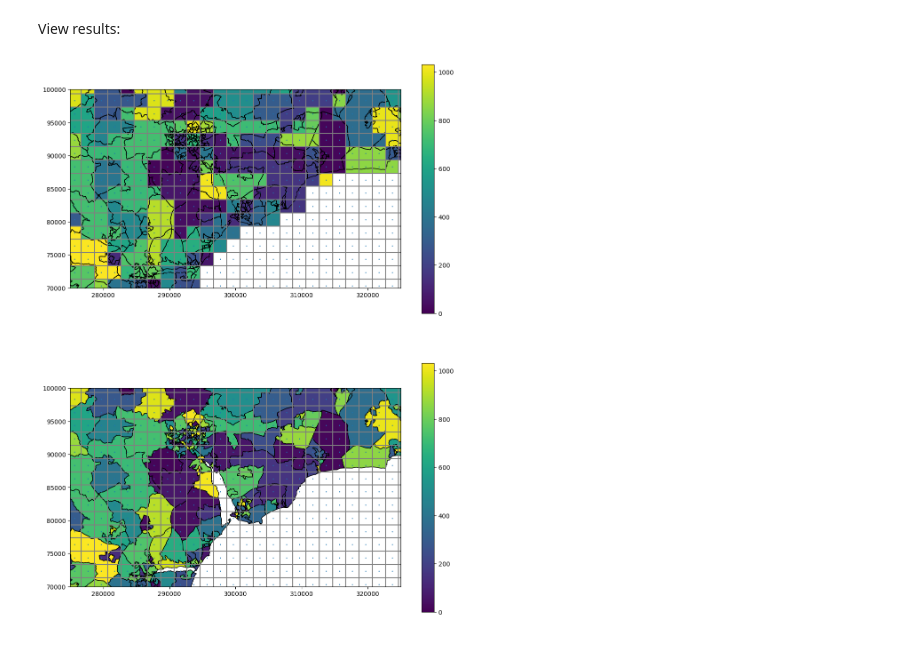
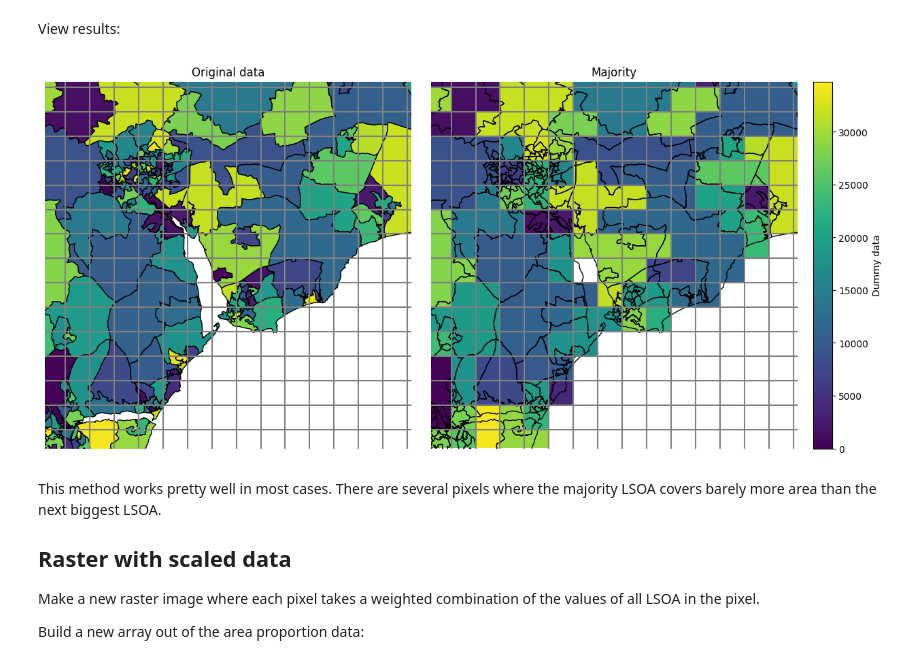
Before and after one commit to samuel-book/geography_data, a Jupyter notebook: geojson/rasterise_geojson.ipynb, the cells around one changed output. Drawn from its saved outputs; the diff is of its cells as text; code cells hidden in the pictures.

```diff
--- a/geojson/rasterise_geojson.ipynb
+++ b/geojson/rasterise_geojson.ipynb
@@ -340,10 +313,14 @@ Build a new array out of this data:
 # %%
-raster_arr_maj = np.full(raster_sw.shape, np.NaN)
+raster_arr_maj = np.full(raster_rasterio.shape, np.NaN)
 
 for i in df_props.index:
     xi = i // raster_arr_maj.shape[0]
     yi = i % raster_arr_maj.shape[0]
-    raster_arr_maj[yi, xi] = df_props.loc[i, 'FID_majority']
+    # Check that enough area is covered:
+    total_area_covered = df_props.loc[i, 'area_total'] / area_each_pixel
+    # If enough area covered, update the pixel value:
+    if total_area_covered >= (1.0 / 3.0):
+        raster_arr_maj[yi, xi] = df_props.loc[i, 'FID_majority']
 # %% [markdown]
 Convert the array to the "dummy" variable from earlier:
 # %%
@@ -351,34 +328,23 @@ raster_arr_maj_dummy = raster_arr_maj.copy()
 
 for i in df_props['FID_majority']:
     px = np.where(raster_arr_maj == i)
-    raster_arr_maj_dummy[px] = gdf.loc[gdf.index == i, 'dummy']
+    try:
+        raster_arr_maj_dummy[px] = gdf.loc[gdf.index == i, 'dummy']
+    except ValueError:
+        print(i)
+        print(len(px[0]))
+        print(stop, here, please)
 # %% [markdown]
 View results:
-# %%
-fig, axs = plt.subplots(2, 1, figsize=(12, 16))
-
-# Raster:
-axs[0].imshow(raster_arr_maj_dummy, origin='lower', extent=extent)
-# Geojson outline:
-gdf.plot(ax=axs[0], column='dummy', legend=True, facecolor='None', edgecolor='k')
-
-# Original data for comparison:
-gdf.plot(ax=axs[1], column='dummy', legend=True, edgecolor='k')
-
-
-for ax in axs:
-    # Pixel borders:
-    for x_mid in x_mids:
-        ax.axvline(x_mid + 0.5 * transform_dict['pixel_size'], color='grey')
-    for y_mid in y_mids:
-        ax.axhline(y_mid + 0.5 * transform_dict['pixel_size'], color='grey')
-
-    ax.scatter(*np.meshgrid(x_mids, y_mids), s=0.5)
-
-    # ax.axis('off')
-
-    ax.set_xlim(275000, 325000)
-    ax.set_ylim(70000, 100000)
-plt.show()
-# %% [output]
-[figure, removed]
+# %%
+plot_geojson_vs_raster(gdf, raster_arr_maj_dummy, extent, xlim_exe, ylim_exe, x_mids, y_mids, title_right='Majority')
+# %% [output]
+[figure, added]
+# %% [markdown]
+This method works pretty well in most cases. There are several pixels where the majority LSOA covers barely more area than the next biggest LSOA.
+
+## Raster with scaled data
+
+Make a new raster image where each pixel takes a weighted combination of the values of all LSOA in the pixel.
+
+Build a new array out of the area proportion data:
```
Also changed, not shown: parts of 64 cells of this notebook.
